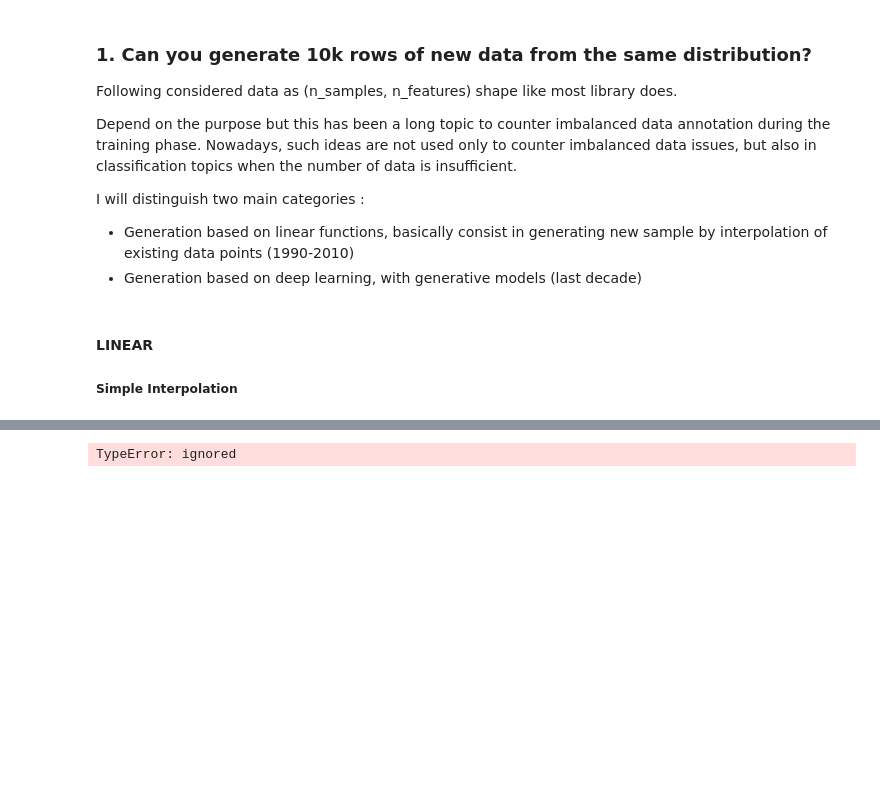
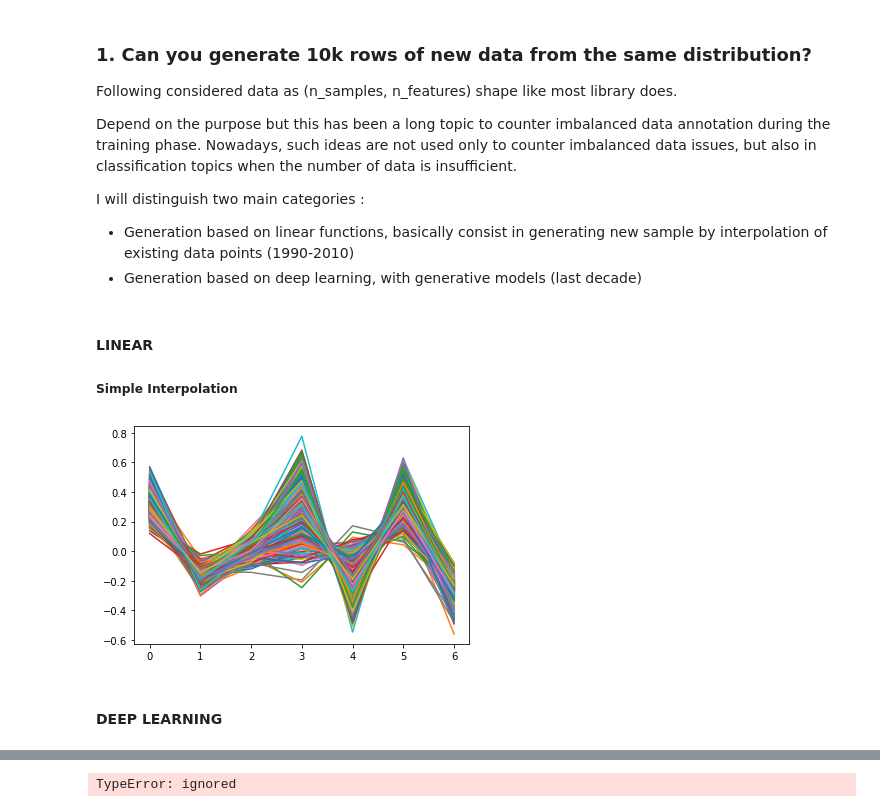
Before and after one commit to RomainCendre/DSTest, a Jupyter notebook: deepsense_generative_takehome_test.ipynb, the cells around one changed output, grey strips where cells are left out. Cells and saved outputs as stored; diff of their text form; code cells hidden in the pictures; blank space fills up the shorter version.

```diff
--- a/deepsense_generative_takehome_test.ipynb
+++ b/deepsense_generative_takehome_test.ipynb
@@ -45,9 +45,21 @@ Depend on the purpose but this has been a long topic to counter imbalanced data
 I will distinguish two main categories :
 *   Generation based on linear functions, basically consist in generating new sample by interpolation of existing data points (1990-2010)
 *   Generation based on deep learning, with generative models (last decade)
+# %%
+nb_samples = 1000; # 1000 for test
 # %% [markdown]
 #### LINEAR
 ##### Simple Interpolation
-# %%
-def generate_simple_interp(inputs, number):
-  for()
+# %%
+from random import random, randint
+
+def generate_simple_interp(inputs, number):
+  def interpolate(a, b, coeff):
+    return a+(a-b)*coeff
+  return np.array([interpolate(inputs[randint(0, len(inputs)-1)], inputs[randint(0, len(inputs)-1)], random()) for value in range(number)])
+# %%
+plt.plot(generate_simple_interp(data_1, nb_samples).T);
+# %% [output]
+[figure, added]
+# %% [markdown]
+#### DEEP LEARNING
```
Also changed, not shown: parts of 8 cells of this notebook.
